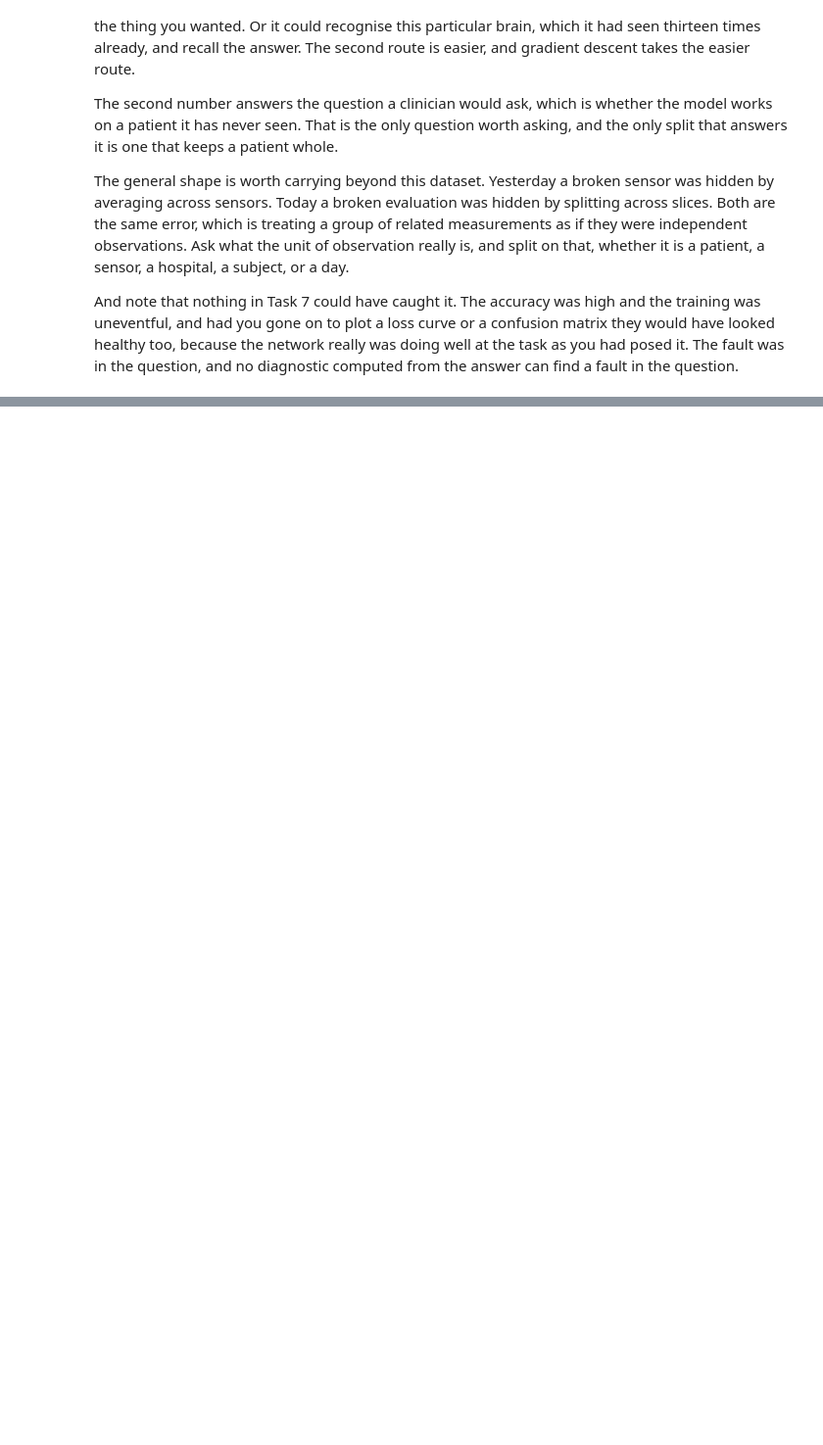
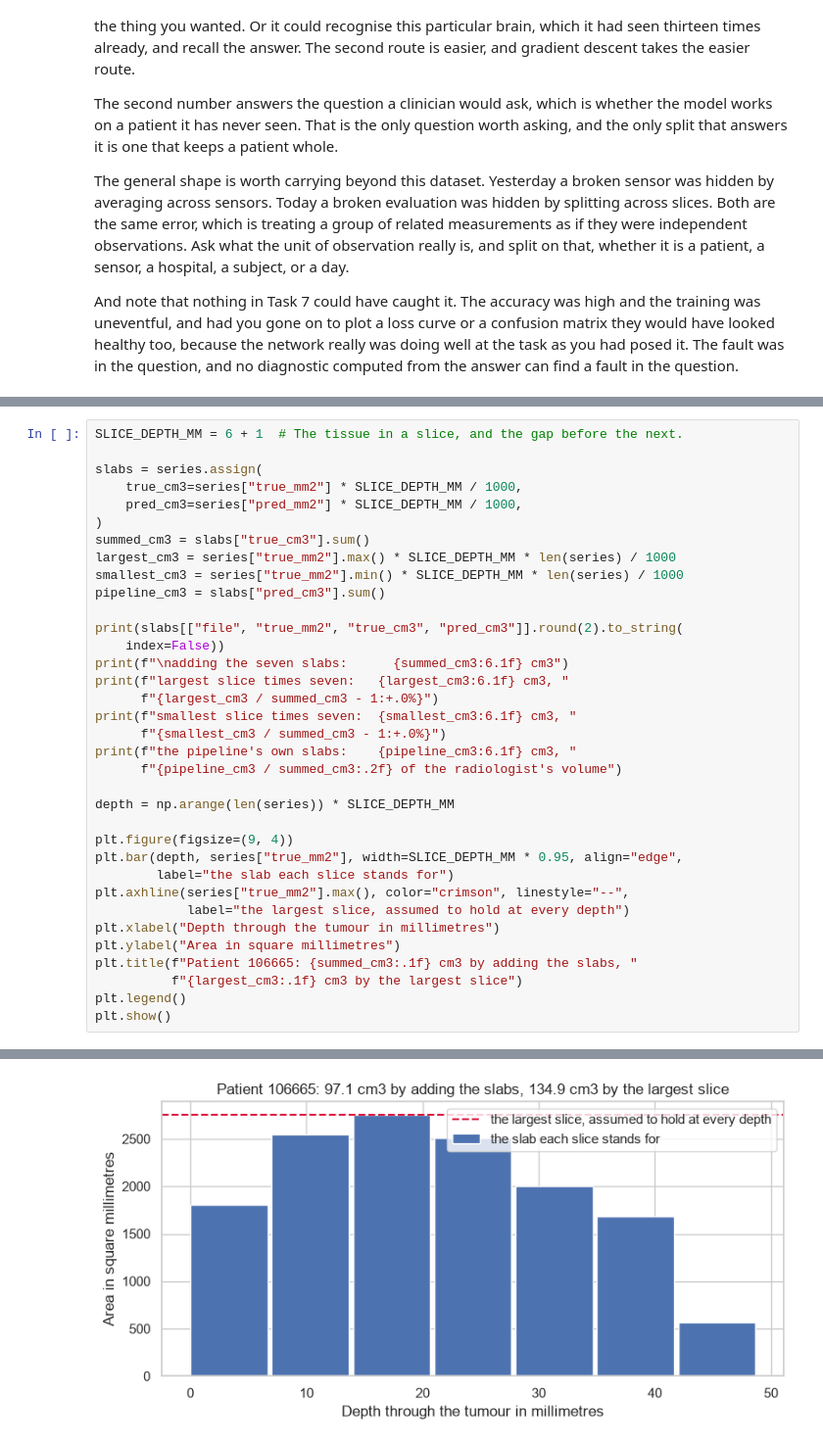
Before and after one commit to peshevskidimitar/MLTP2026, a Jupyter notebook: Day 3 - Image Processing and Analysis/notebooks/01_laboratory_exercise_solution.ipynb, the cells around one changed output, grey strips where cells are left out. Shown at 98% size. Drawn from its saved outputs; the diff is of its cells as text; blank space fills up the shorter version.

```diff
--- a/Day 3 - Image Processing and Analysis/notebooks/01_laboratory_exercise_solution.ipynb
+++ b/Day 3 - Image Processing and Analysis/notebooks/01_laboratory_exercise_solution.ipynb
@@ -984,0 +970,36 @@ Work on these in any order if you have time left.
+# %%
+SLICE_DEPTH_MM = 6 + 1  # The tissue in a slice, and the gap before the next.
+
+slabs = series.assign(
+    true_cm3=series["true_mm2"] * SLICE_DEPTH_MM / 1000,
+    pred_cm3=series["pred_mm2"] * SLICE_DEPTH_MM / 1000,
+)
+summed_cm3 = slabs["true_cm3"].sum()
+largest_cm3 = series["true_mm2"].max() * SLICE_DEPTH_MM * len(series) / 1000
+smallest_cm3 = series["true_mm2"].min() * SLICE_DEPTH_MM * len(series) / 1000
+pipeline_cm3 = slabs["pred_cm3"].sum()
+
+print(slabs[["file", "true_mm2", "true_cm3", "pred_cm3"]].round(2).to_string(
+    index=False))
+print(f"\nadding the seven slabs:      {summed_cm3:6.1f} cm3")
+print(f"largest slice times seven:   {largest_cm3:6.1f} cm3, "
+      f"{largest_cm3 / summed_cm3 - 1:+.0%}")
+print(f"smallest slice times seven:  {smallest_cm3:6.1f} cm3, "
+      f"{smallest_cm3 / summed_cm3 - 1:+.0%}")
+print(f"the pipeline's own slabs:    {pipeline_cm3:6.1f} cm3, "
+      f"{pipeline_cm3 / summed_cm3:.2f} of the radiologist's volume")
+
+depth = np.arange(len(series)) * SLICE_DEPTH_MM
+
+plt.figure(figsize=(9, 4))
+plt.bar(depth, series["true_mm2"], width=SLICE_DEPTH_MM * 0.95, align="edge",
+        label="the slab each slice stands for")
+plt.axhline(series["true_mm2"].max(), color="crimson", linestyle="--",
+            label="the largest slice, assumed to hold at every depth")
+plt.xlabel("Depth through the tumour in millimetres")
+plt.ylabel("Area in square millimetres")
+plt.title(f"Patient 106665: {summed_cm3:.1f} cm3 by adding the slabs, "
+          f"{largest_cm3:.1f} cm3 by the largest slice")
+plt.legend()
+plt.show()
+# %% [output]
@@ -984,0 +1019 @@ Work on these in any order if you have time left.
+[figure, added]
```
Also changed, not shown: parts of 28 cells of this notebook.
